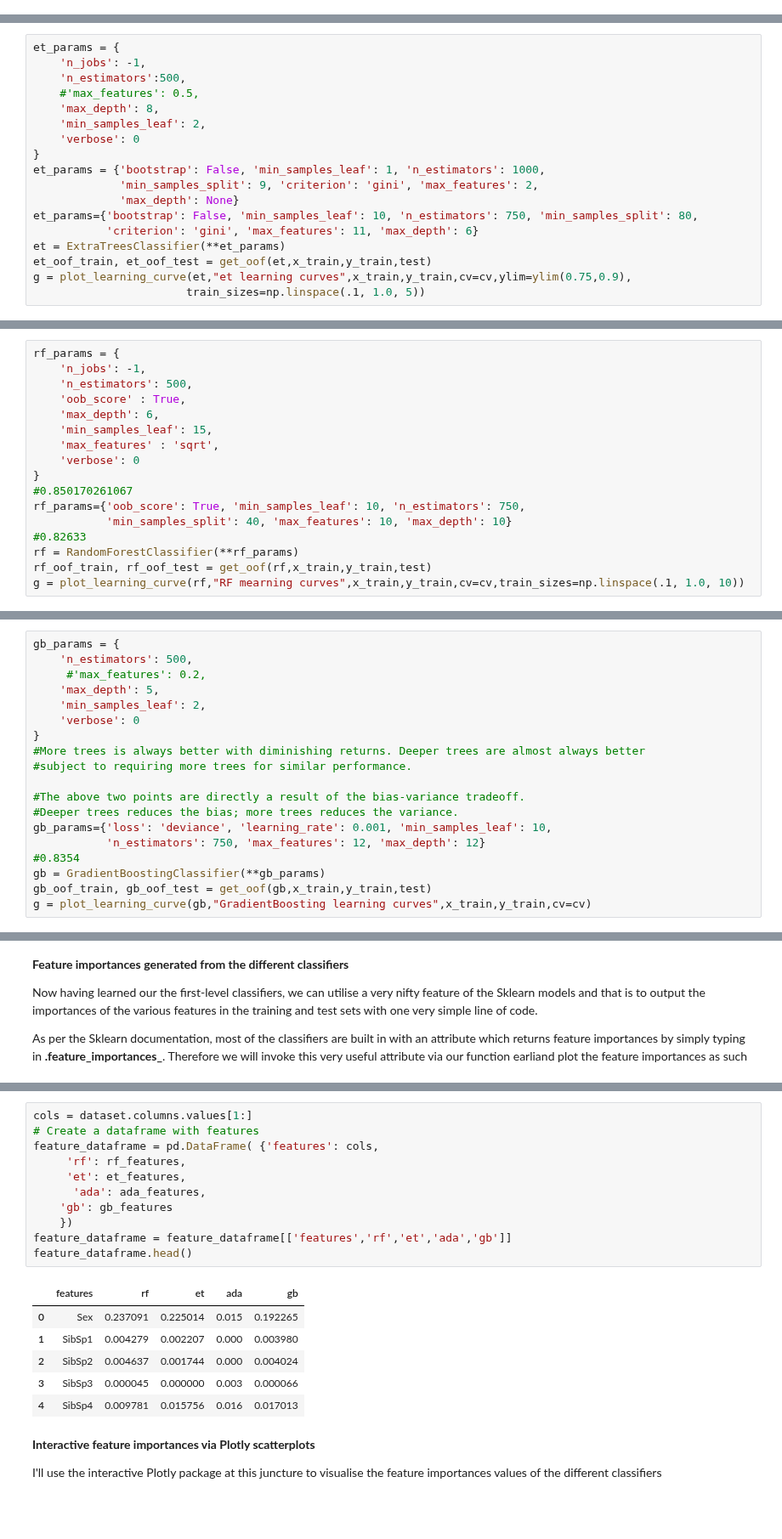
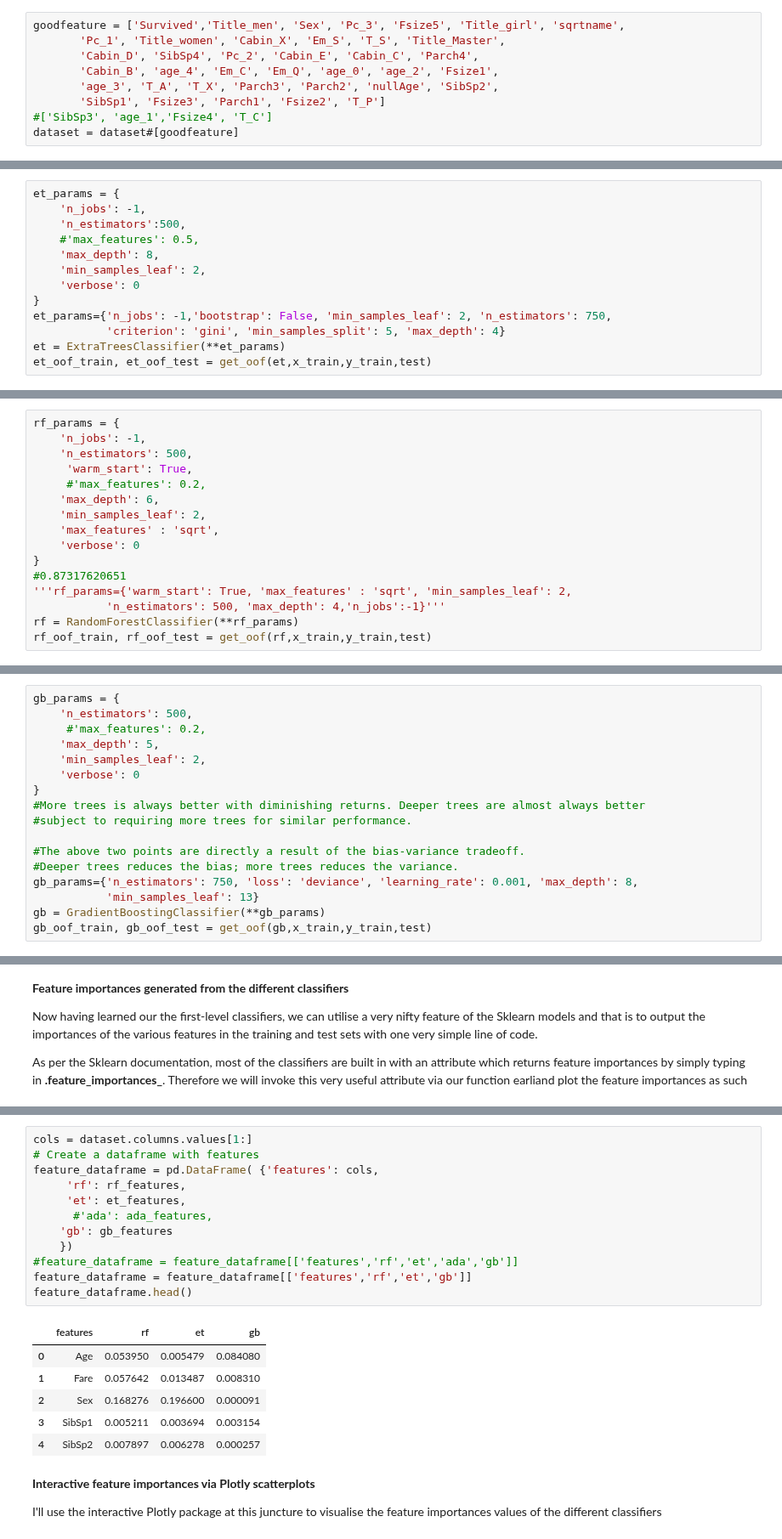
Before and after one commit to ShichengChen/kaggle, a Jupyter notebook: Titanic/titanic_featureSelection4estimator.ipynb, the cells around one changed output, grey strips where cells are left out. Shown at 85% size. Drawn from its saved outputs; the diff is of its cells as text; blank space fills up the shorter version.

```diff
--- a/Titanic/titanic_featureSelection4estimator.ipynb
+++ b/Titanic/titanic_featureSelection4estimator.ipynb
@@ -74,4 +74,13 @@ Index([u'Survived', u'Sex', u'SibSp1', u'SibSp2', u'SibSp3', u'SibSp4',
       dtype='object')
+# %%
+goodfeature = ['Survived','Title_men', 'Sex', 'Pc_3', 'Fsize5', 'Title_girl', 'sqrtname',
+       'Pc_1', 'Title_women', 'Cabin_X', 'Em_S', 'T_S', 'Title_Master',
+       'Cabin_D', 'SibSp4', 'Pc_2', 'Cabin_E', 'Cabin_C', 'Parch4',
+       'Cabin_B', 'age_4', 'Em_C', 'Em_Q', 'age_0', 'age_2', 'Fsize1',
+       'age_3', 'T_A', 'T_X', 'Parch3', 'Parch2', 'nullAge', 'SibSp2',
+       'SibSp1', 'Fsize3', 'Parch1', 'Fsize2', 'T_P']
+#['SibSp3', 'age_1','Fsize4', 'T_C']
+dataset = dataset#[goodfeature]
 # %%
 pdtest = dataset[train_len:].drop(labels=["Survived"],axis = 1)
 y_train = dataset[:train_len]["Survived"].values.astype(int)
@@ -316,13 +303,8 @@ et_params = {
     'min_samples_leaf': 2,
     'verbose': 0
 }
-et_params = {'bootstrap': False, 'min_samples_leaf': 1, 'n_estimators': 1000,
-             'min_samples_split': 9, 'criterion': 'gini', 'max_features': 2,
-             'max_depth': None}
-et_params={'bootstrap': False, 'min_samples_leaf': 10, 'n_estimators': 750, 'min_samples_split': 80,
-           'criterion': 'gini', 'max_features': 11, 'max_depth': 6}
+et_params={'n_jobs': -1,'bootstrap': False, 'min_samples_leaf': 2, 'n_estimators': 750,
+           'criterion': 'gini', 'min_samples_split': 5, 'max_depth': 4}
 et = ExtraTreesClassifier(**et_params)
 et_oof_train, et_oof_test = get_oof(et,x_train,y_train,test)
-g = plot_learning_curve(et,"et learning curves",x_train,y_train,cv=cv,ylim=ylim(0.75,0.9),
-                       train_sizes=np.linspace(.1, 1.0, 5))
 # %% [output]
@@ -332,17 +318,16 @@ g = plot_learning_curve(et,"et learning curves",x_train,y_train,cv=cv,ylim=ylim(
 rf_params = {
     'n_jobs': -1,
     'n_estimators': 500,
-    'oob_score' : True,
+     'warm_start': True,
+     #'max_features': 0.2,
     'max_depth': 6,
-    'min_samples_leaf': 15,
+    'min_samples_leaf': 2,
     'max_features' : 'sqrt',
     'verbose': 0
 }
-#0.850170261067
-rf_params={'oob_score': True, 'min_samples_leaf': 10, 'n_estimators': 750,
-           'min_samples_split': 40, 'max_features': 10, 'max_depth': 10}
-#0.82633
+#0.87317620651
+'''rf_params={'warm_start': True, 'max_features' : 'sqrt', 'min_samples_leaf': 2,
+           'n_estimators': 500, 'max_depth': 4,'n_jobs':-1}'''
 rf = RandomForestClassifier(**rf_params)
 rf_oof_train, rf_oof_test = get_oof(rf,x_train,y_train,test)
-g = plot_learning_curve(rf,"RF mearning curves",x_train,y_train,cv=cv,train_sizes=np.linspace(.1, 1.0, 10))
 # %% [output]
@@ -375,10 +364,8 @@ gb_params = {
 
 #The above two points are directly a result of the bias-variance tradeoff.
 #Deeper trees reduces the bias; more trees reduces the variance.
-gb_params={'loss': 'deviance', 'learning_rate': 0.001, 'min_samples_leaf': 10,
-           'n_estimators': 750, 'max_features': 12, 'max_depth': 12}
-#0.8354
+gb_params={'n_estimators': 750, 'loss': 'deviance', 'learning_rate': 0.001, 'max_depth': 8,
+           'min_samples_leaf': 13}
 gb = GradientBoostingClassifier(**gb_params)
 gb_oof_train, gb_oof_test = get_oof(gb,x_train,y_train,test)
-g = plot_learning_curve(gb,"GradientBoosting learning curves",x_train,y_train,cv=cv)
 # %% [output]
@@ -417,21 +407,22 @@ print rf_features'''
 # %%
 cols = dataset.columns.values[1:]
 # Create a dataframe with features
 feature_dataframe = pd.DataFrame( {'features': cols,
      'rf': rf_features,
      'et': et_features,
-      'ada': ada_features,
+      #'ada': ada_features,
     'gb': gb_features
     })
-feature_dataframe = feature_dataframe[['features','rf','et','ada','gb']]
+#feature_dataframe = feature_dataframe[['features','rf','et','ada','gb']]
+feature_dataframe = feature_dataframe[['features','rf','et','gb']]
 feature_dataframe.head()
 # %% [output]
-|  | features | rf | et | ada | gb |
-| 0 | Sex | 0.237091 | 0.225014 | 0.015 | 0.192265 |
-| 1 | SibSp1 | 0.004279 | 0.002207 | 0.000 | 0.003980 |
-| 2 | SibSp2 | 0.004637 | 0.001744 | 0.000 | 0.004024 |
-| 3 | SibSp3 | 0.000045 | 0.000000 | 0.003 | 0.000066 |
-| 4 | SibSp4 | 0.009781 | 0.015756 | 0.016 | 0.017013 |
+|  | features | rf | et | gb |
+| 0 | Age | 0.053950 | 0.005479 | 0.084080 |
+| 1 | Fare | 0.057642 | 0.013487 | 0.008310 |
+| 2 | Sex | 0.168276 | 0.196600 | 0.000091 |
+| 3 | SibSp1 | 0.005211 | 0.003694 | 0.003154 |
+| 4 | SibSp2 | 0.007897 | 0.006278 | 0.000257 |
 # %% [markdown]
 **Interactive feature importances via Plotly scatterplots**
 
```
Also changed, not shown: parts of 26 cells of this notebook, 6 other files.
